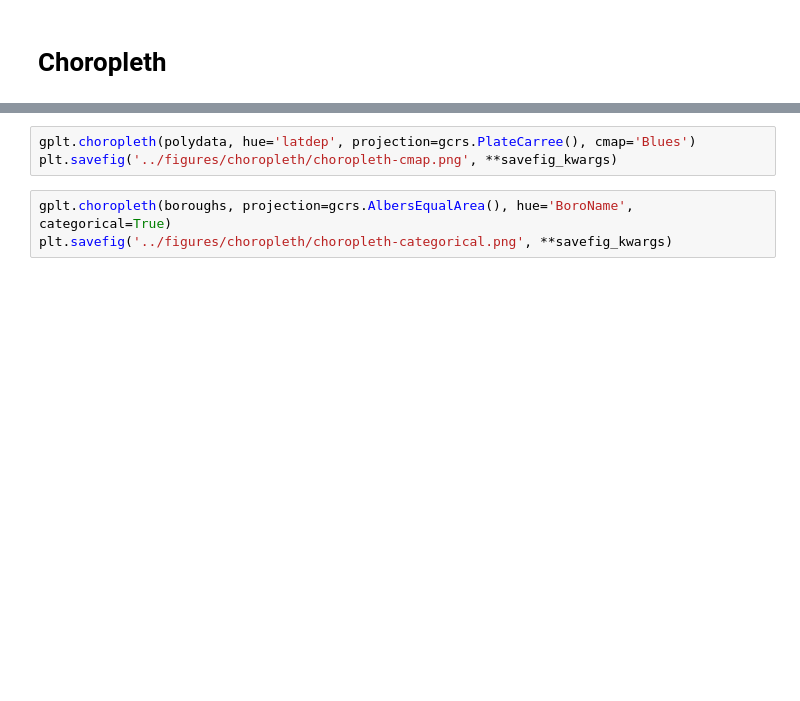
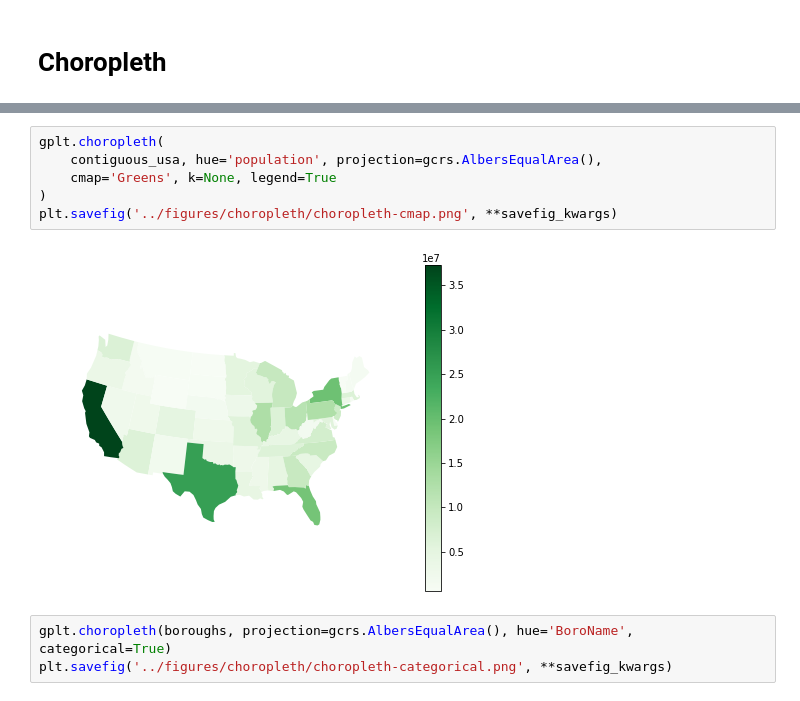
Before and after one commit to ResidentMario/geoplot, a Jupyter notebook: notebooks/generate-api-reference-images.ipynb, the cells around one changed output, grey strips where cells are left out. Saved outputs shown, nothing was run; the diff lists cells and outputs as text; blank space fills up the shorter version.

```diff
--- a/notebooks/generate-api-reference-images.ipynb
+++ b/notebooks/generate-api-reference-images.ipynb
@@ -85,6 +97,11 @@ plt.savefig('../figures/choropleth/choropleth-initial.png', **savefig_kwargs)
 # %%
-gplt.choropleth(polydata, hue='latdep', projection=gcrs.PlateCarree(), cmap='Blues')
+gplt.choropleth(
+    contiguous_usa, hue='population', projection=gcrs.AlbersEqualArea(),
+    cmap='Greens', k=None, legend=True
+)
 plt.savefig('../figures/choropleth/choropleth-cmap.png', **savefig_kwargs)
+# %% [output]
+[figure, added]
 # %%
 gplt.choropleth(boroughs, projection=gcrs.AlbersEqualArea(), hue='BoroName', categorical=True)
 plt.savefig('../figures/choropleth/choropleth-categorical.png', **savefig_kwargs)
```
Also changed, not shown: parts of 12 cells of this notebook, 5 other files.
